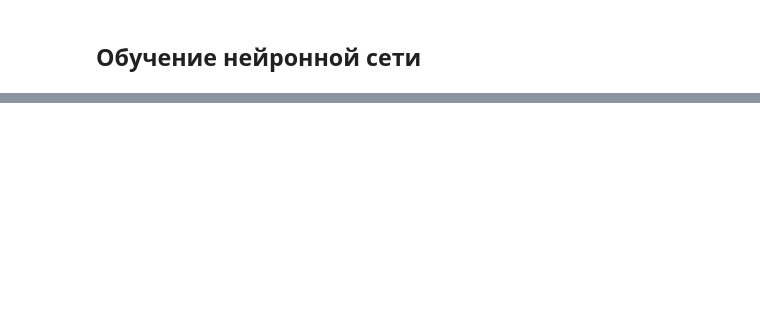
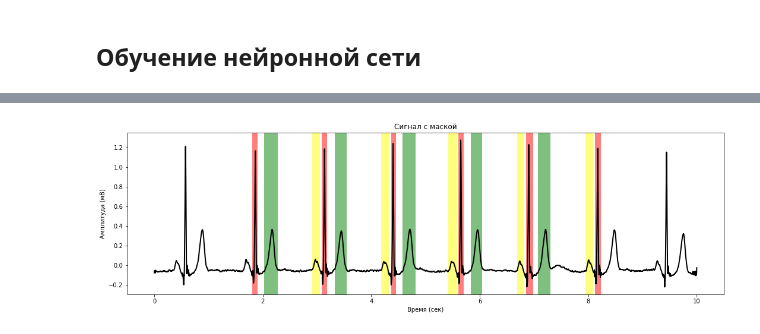
Before and after one commit to MoskalenkoViktor/dl_ecg, a Jupyter notebook: ECG.ipynb, the cells around one changed output, grey strips where cells are left out. Cells and saved outputs as stored; diff of their text form; code cells hidden in the pictures; blank space fills up the shorter version.

```diff
--- a/ECG.ipynb
+++ b/ECG.ipynb
@@ -207,0 +376,26 @@ def train_with_stop(model, X, y, loss_function, optimizer, batch_size=16):
+# %%
+wave_type_to_color = {
+    "p": "yellow",
+    "qrs": "red",
+    "t": "green"
+}
+
+def plot_signal_with_mask(signal, mask):
+    plt.figure(figsize=(18, 5))
+    plt.title("Сигнал с маской")
+    plt.xlabel("Время (сек)")
+    plt.ylabel("Амплитуда (мВ)")
+    x_axis_values = np.linspace(0, len(signal) / sample_rate, len(signal))
+    plt.plot(x_axis_values, signal, linewidth=2, color="black")
+
+    delineation = mask_to_delineation(mask)
+    for wave_type in ["p", "qrs", "t"]:
+        color = wave_type_to_color[wave_type]
+        for begin, end in delineation[wave_type]:
+            begin /= sample_rate
+            end /= sample_rate
+            plt.axvspan(begin, end, facecolor=color, alpha=0.5)
+# %%
+plot_signal_with_mask(signals[2], masks[2])
+# %% [output]
+[figure, added]
```
Also changed, not shown: parts of 57 cells of this notebook, 7 other files.
